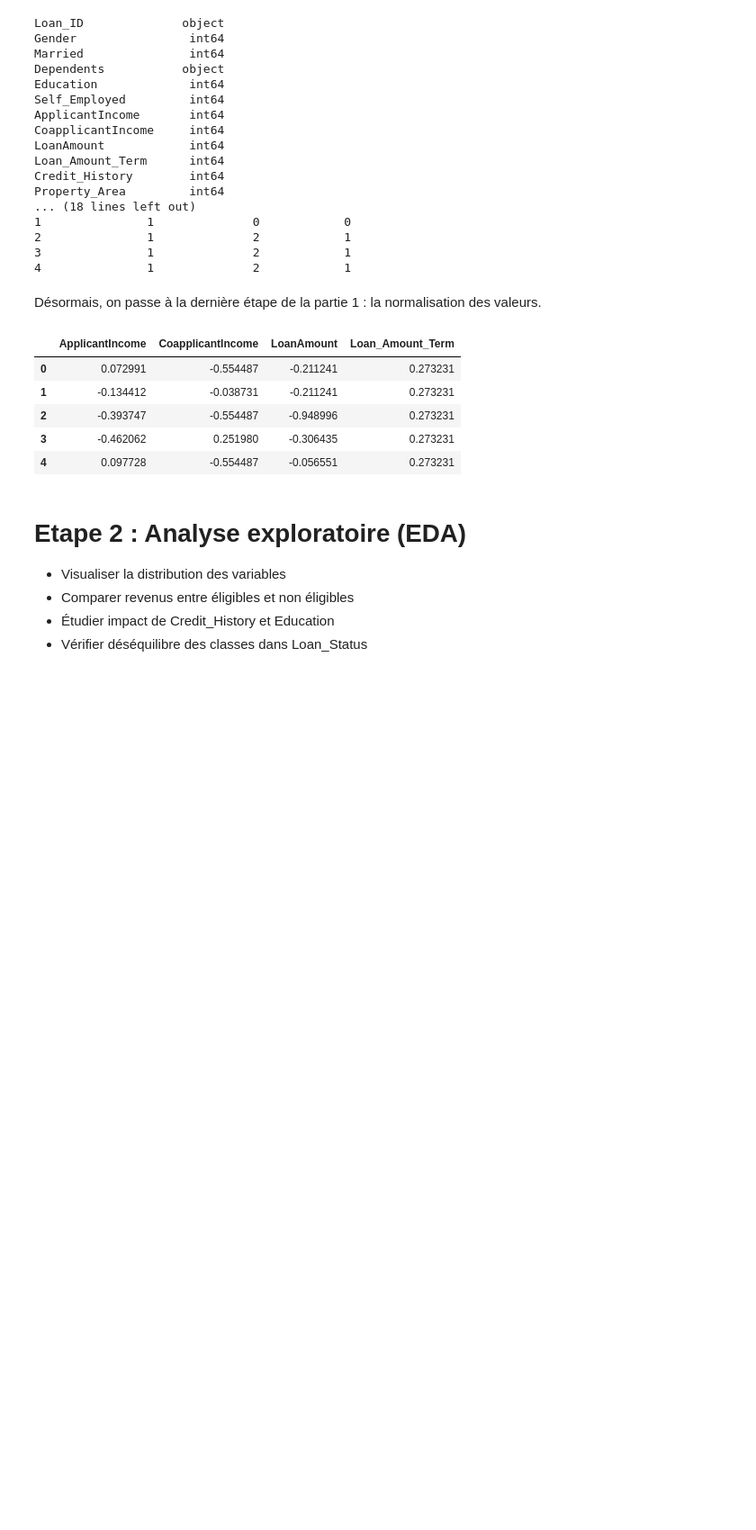
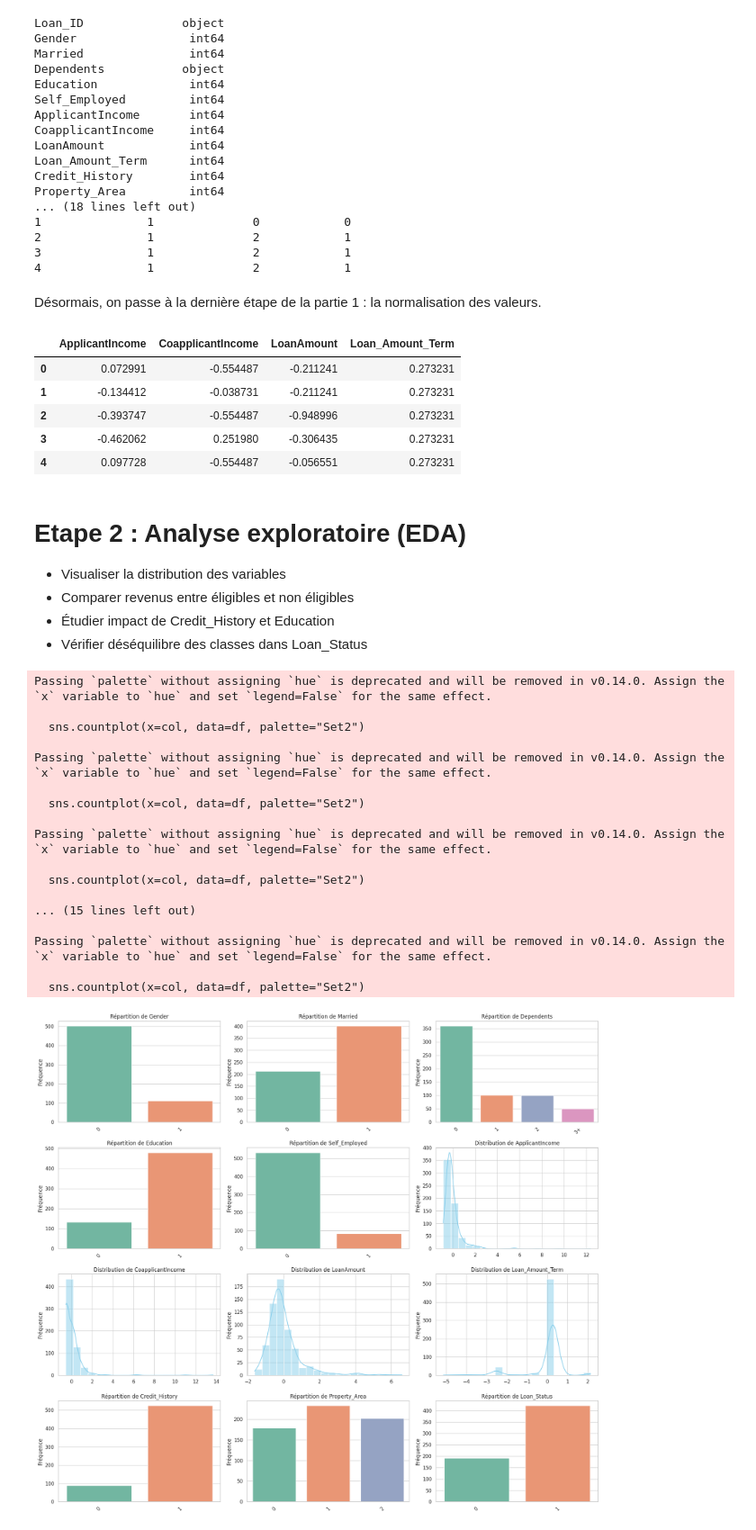
Before and after one commit to ach224/Prediction_eligibilite_pret_bancaire, a Jupyter notebook: PDT1_Etape_1_2_(data_cleaning_+_EDA).ipynb, the cells around one changed output. Shown: that part at 90% size. Saved outputs shown, nothing was run; the diff lists cells and outputs as text; code cells hidden in the pictures; blank space fills up the shorter version.

Commit message:
Visualisation de la distribution des variables

```diff
--- a/PDT1_Etape_1_2_(data_cleaning_+_EDA).ipynb
+++ b/PDT1_Etape_1_2_(data_cleaning_+_EDA).ipynb
@@ -221,3 +218,56 @@ df[colonne_a_normaliser].head()
 * Comparer revenus entre éligibles et non éligibles
 * Étudier impact de Credit_History et Education
 * Vérifier déséquilibre des classes dans Loan_Status
+# %%
+# Visualisation de la distribution des variables
+import numpy as np
+import matplotlib.pyplot as plt
+import seaborn as sns
+
+sns.set(style="whitegrid", palette="pastel")
+
+# Garder toutes les colonnes sauf Loan_ID
+cols = cols = df.columns[1:]
+
+# nombre de graphiques par ligne
+n_cols = 3
+n_rows = int(np.ceil(len(cols) / n_cols))
+plt.figure(figsize=(18, n_rows * 4))
+
+for i, col in enumerate(cols, 1):
+    plt.subplot(n_rows, n_cols, i)
+
+    if df[col].dtype == 'object' or df[col].nunique() < 10:
+        sns.countplot(x=col, data=df, palette="Set2")
+        plt.title(f"Répartition de {col}")
+        plt.xlabel("")
+        plt.ylabel("Fréquence")
+        plt.xticks(rotation=45)
+
+    else:
+        sns.histplot(df[col], bins=20, kde=True, color="skyblue")
+        plt.title(f"Distribution de {col}")
+        plt.xlabel("")
+        plt.ylabel("Fréquence")
+
+plt.tight_layout()
+plt.show()
+# %% [output]
+Passing `palette` without assigning `hue` is deprecated and will be removed in v0.14.0. Assign the `x` variable to `hue` and set `legend=False` for the same effect.
+
+  sns.countplot(x=col, data=df, palette="Set2")
+
+Passing `palette` without assigning `hue` is deprecated and will be removed in v0.14.0. Assign the `x` variable to `hue` and set `legend=False` for the same effect.
+
+  sns.countplot(x=col, data=df, palette="Set2")
+
+Passing `palette` without assigning `hue` is deprecated and will be removed in v0.14.0. Assign the `x` variable to `hue` and set `legend=False` for the same effect.
+
+  sns.countplot(x=col, data=df, palette="Set2")
+
+... (15 lines left out)
+
+Passing `palette` without assigning `hue` is deprecated and will be removed in v0.14.0. Assign the `x` variable to `hue` and set `legend=False` for the same effect.
+
+  sns.countplot(x=col, data=df, palette="Set2")
+[figure, added]
```
Also changed, not shown: parts of 1 cell of this notebook.
